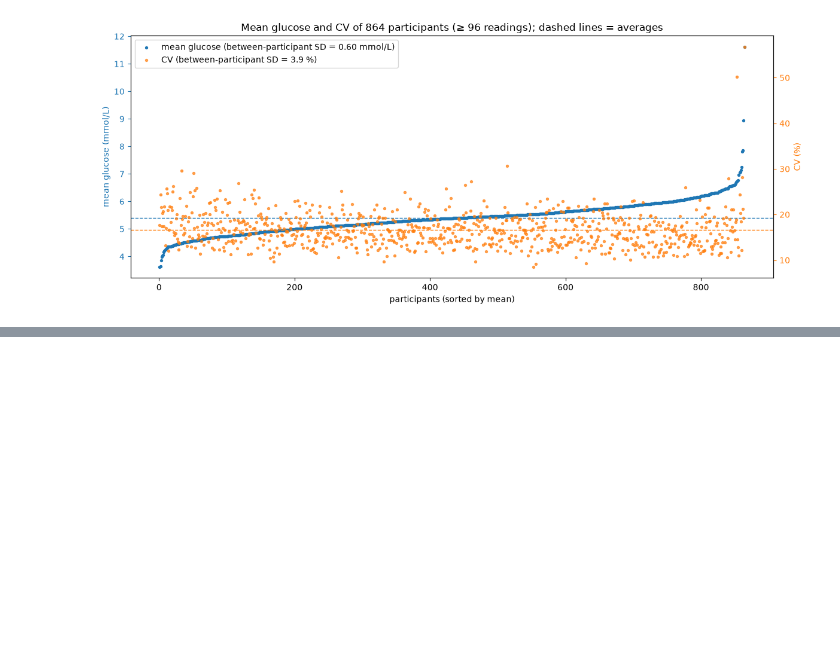
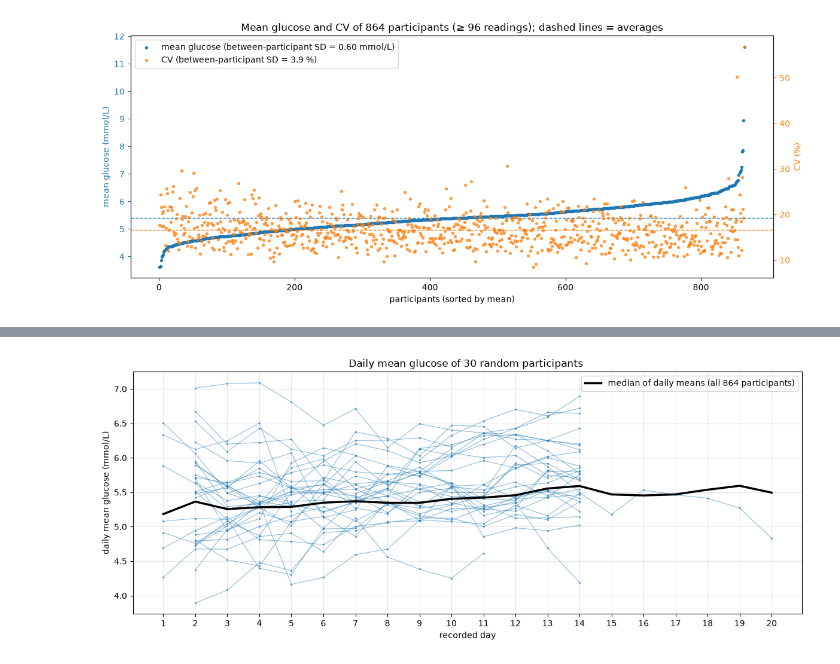
Before and after one commit to isaureimb/MLproject2, a Jupyter notebook: notebooks/eda_coverage.ipynb, the cells around one changed output, grey strips where cells are left out. Cells and saved outputs as stored; diff of their text form; code cells hidden in the pictures; blank space fills up the shorter version.

```diff
--- a/notebooks/eda_coverage.ipynb
+++ b/notebooks/eda_coverage.ipynb
@@ -58,0 +63,4 @@ participant_rank
+# %%
+plot_daily_mean(df)
+# %% [output]
+[figure, added]
```
Also changed, not shown: parts of 4 cells of this notebook, 2 other files.
